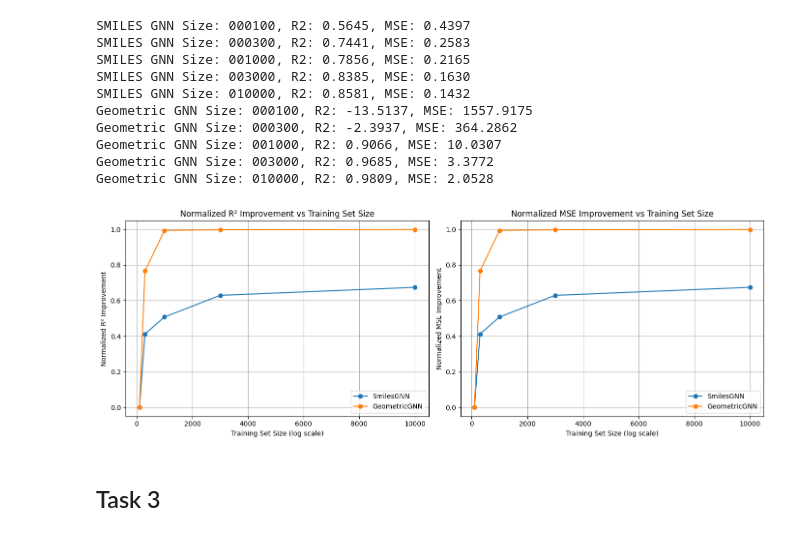
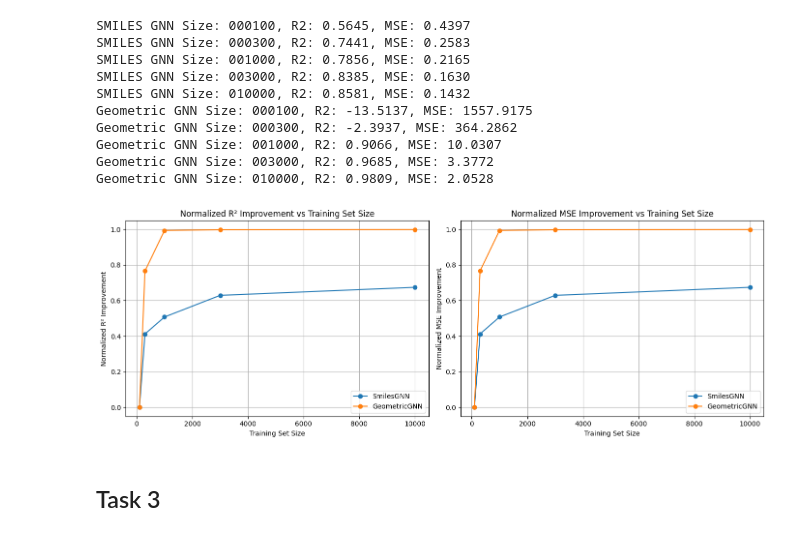
Before and after one commit to DanDan201/DL-Assignment2, a Jupyter notebook: ass2_skeleton.ipynb, the cells around one changed output. Drawn from its saved outputs; the diff is of its cells as text; code cells hidden in the pictures.

```diff
--- a/ass2_skeleton.ipynb
+++ b/ass2_skeleton.ipynb
@@ -680,0 +716,27 @@ R squared score: 0.9896
+# %%
+y_true = []
+y_pred = []
+with torch.no_grad():
+    geometricModel.load_state_dict(torch.load("gnn_model_geometric.pt"))
+    geometricModel.eval()
+    for data in graph_test_loader:
+        data.to(device)
+        output = geometricModel(data.x, data.edge_index, data.batch)
+        y_true.append(data.y.cpu())
+        y_pred.append(output.cpu())
+
+y_true = torch.cat(y_true)
+y_pred = torch.cat(y_pred).squeeze(-1)
+
+plt.figure(figsize=(6, 6))
+plt.scatter(y_true, y_pred, alpha=0.5)
+plt.plot([min(y_true), max(y_true)], [min(y_true), max(y_true)], 'r--')
+plt.xlabel("True Formation Energy")
+plt.ylabel("Predicted Formation Energy")
+plt.title("Prediction vs Ground Truth Geometric Testing Set")
+plt.grid(True)
+plt.tight_layout()
+plt.show()
+
+r2 = r2_score(y_true, y_pred)
+print(f"R² Score: {r2:.4f}")
@@ -802,36 +867,36 @@ def normalized_improvement_r2(r2_scores):
 
 def normalized_improvement_mse(mse_scores):
     baseline = mse_scores[0]
     return (baseline - mse_scores) / baseline
 
 smiles_r2_norm = normalized_improvement_r2(smiles_r2s)
 geo_r2_norm = normalized_improvement_r2(geo_r2s)
 
 smiles_mse_norm = normalized_improvement_mse(smiles_mses)
 geo_mse_norm = normalized_improvement_mse(geo_mses)
 
 fig, axs = plt.subplots(1, 2, figsize=(14,5))
 
 axs[0].plot(sizes, smiles_r2_norm, marker='o', label='SmilesGNN')
 axs[0].plot(sizes, geo_r2_norm, marker='o', label='GeometricGNN')
-axs[0].set_xlabel('Training Set Size (log scale)')
+axs[0].set_xlabel('Training Set Size')
 axs[0].set_ylabel('Normalized R² Improvement')
 axs[0].set_title('Normalized R² Improvement vs Training Set Size')
 axs[0].legend()
 axs[0].grid(True)
 
 axs[1].plot(sizes, smiles_mse_norm, marker='o', label='SmilesGNN')
 axs[1].plot(sizes, geo_mse_norm, marker='o', label='GeometricGNN')
-axs[1].set_xlabel('Training Set Size (log scale)')
+axs[1].set_xlabel('Training Set Size')
 axs[1].set_ylabel('Normalized MSE Improvement')
 axs[1].set_title('Normalized MSE Improvement vs Training Set Size')
 axs[1].legend()
 axs[1].grid(True)
 
 plt.tight_layout()
 plt.show()
 # %% [output]
-[figure, old version]
+[figure, new version]
 # %% [markdown]
 ## Task 3
 # %%
```
Also changed, not shown: parts of 5 cells of this notebook, 1 other file.
